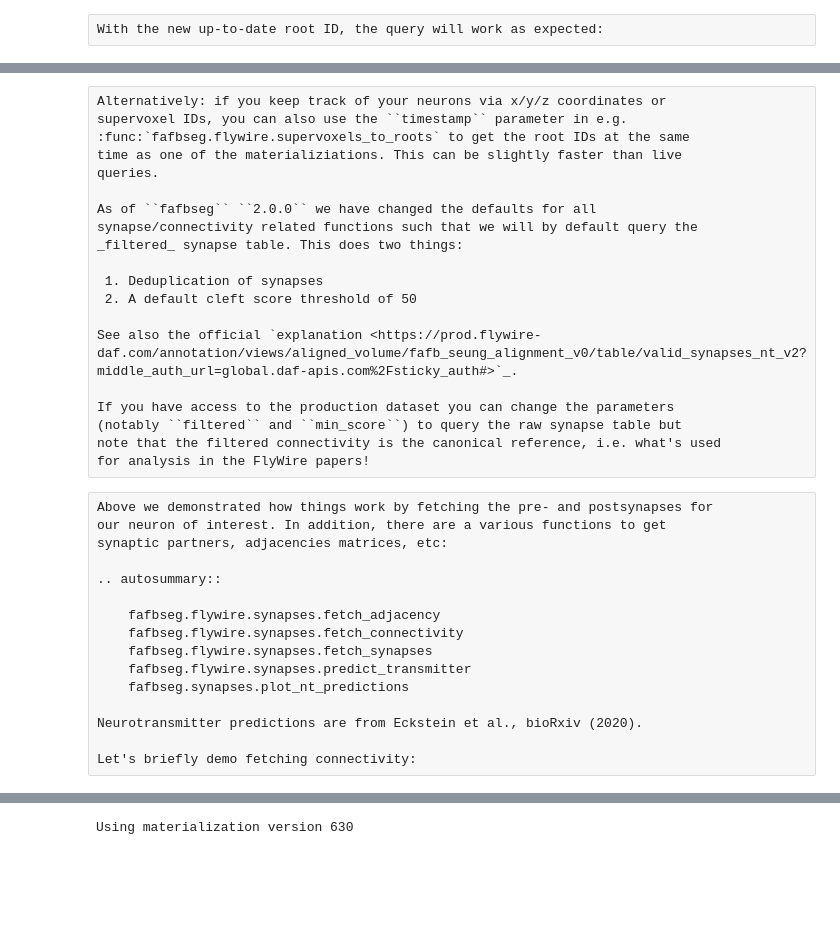
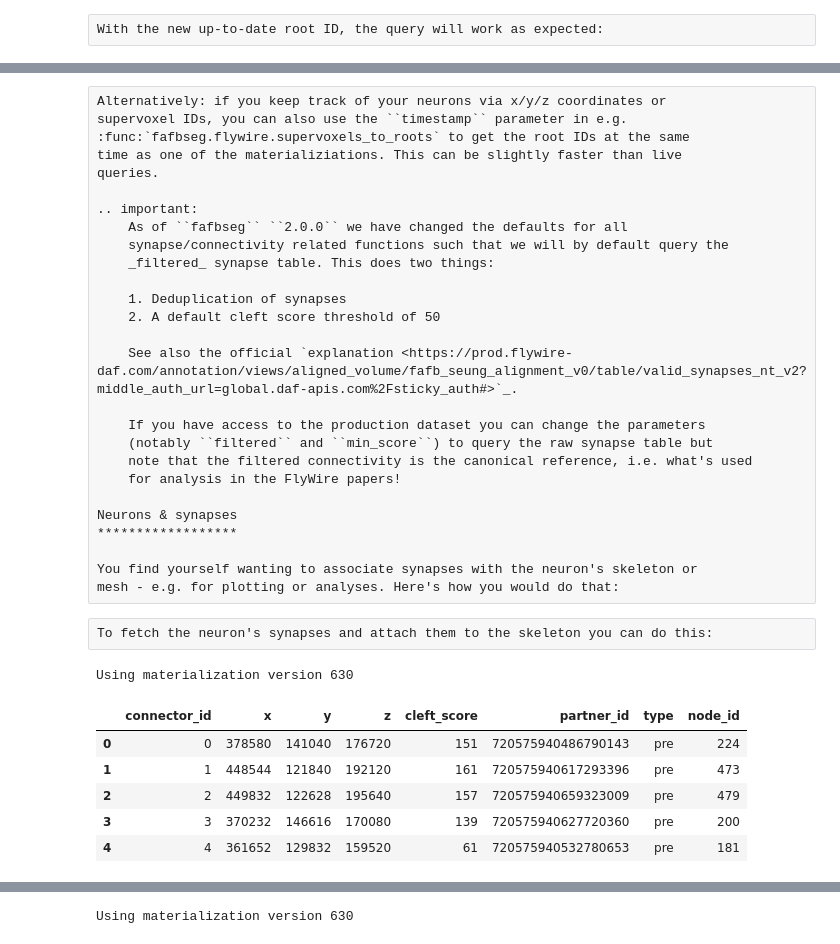
Before and after one commit to navis-org/fafbseg-py, a Jupyter notebook: docs/source/tutorials/flywire_connectivity.ipynb, the cells around one changed output, grey strips where cells are left out. Cells and saved outputs as stored; diff of their text form; code cells hidden in the pictures; blank space fills up the shorter version.

Commit message:
docs: update connectivity tutorial

```diff
--- a/docs/source/tutorials/flywire_connectivity.ipynb
+++ b/docs/source/tutorials/flywire_connectivity.ipynb
@@ -155,32 +159,23 @@ supervoxel IDs, you can also use the ``timestamp`` parameter in e.g.
 time as one of the materializiations. This can be slightly faster than live
 queries.
 
-As of ``fafbseg`` ``2.0.0`` we have changed the defaults for all
-synapse/connectivity related functions such that we will by default query the
-_filtered_ synapse table. This does two things:
+.. important:
+    As of ``fafbseg`` ``2.0.0`` we have changed the defaults for all
+    synapse/connectivity related functions such that we will by default query the
+    _filtered_ synapse table. This does two things:
 
- 1. Deduplication of synapses
- 2. A default cleft score threshold of 50
+    1. Deduplication of synapses
+    2. A default cleft score threshold of 50
 
-See also the official `explanation <https://prod.flywire-daf.com/annotation/views/aligned_volume/fafb_seung_alignment_v0/table/valid_synapses_nt_v2?middle_auth_url=global.daf-apis.com%2Fsticky_auth#>`_.
+    See also the official `explanation <https://prod.flywire-daf.com/annotation/views/aligned_volume/fafb_seung_alignment_v0/table/valid_synapses_nt_v2?middle_auth_url=global.daf-apis.com%2Fsticky_auth#>`_.
 
-If you have access to the production dataset you can change the parameters
-(notably ``filtered`` and ``min_score``) to query the raw synapse table but
-note that the filtered connectivity is the canonical reference, i.e. what's used
-for analysis in the FlyWire papers!
+    If you have access to the production dataset you can change the parameters
+    (notably ``filtered`` and ``min_score``) to query the raw synapse table but
+    note that the filtered connectivity is the canonical reference, i.e. what's used
+    for analysis in the FlyWire papers!
+
+Neurons & synapses
+******************
+
+You find yourself wanting to associate synapses with the neuron's skeleton or
+mesh - e.g. for plotting or analyses. Here's how you would do that:
-# %% [raw]
-Above we demonstrated how things work by fetching the pre- and postsynapses for
-our neuron of interest. In addition, there are a various functions to get
-synaptic partners, adjacencies matrices, etc:
-
-.. autosummary::
-
-    fafbseg.flywire.synapses.fetch_adjacency
-    fafbseg.flywire.synapses.fetch_connectivity
-    fafbseg.flywire.synapses.fetch_synapses
-    fafbseg.flywire.synapses.predict_transmitter
-    fafbseg.synapses.plot_nt_predictions
-
-Neurotransmitter predictions are from Eckstein et al., bioRxiv (2020).
-
-Let's briefly demo fetching connectivity:
@@ -186,0 +187,14 @@ Let's briefly demo fetching connectivity:
+# %% [raw]
+To fetch the neuron's synapses and attach them to the skeleton you can do this:
+# %%
+>>> flywire.fetch_synapses(sk, attach=True)
+>>> # Now the neuron has a connector table
+>>> sk.connectors.head()
+# %% [output]
+Using materialization version 630
+|  | connector_id | x | y | z | cleft_score | partner_id | type | node_id |
+| 0 | 0 | 378580 | 141040 | 176720 | 151 | 720575940486790143 | pre | 224 |
+| 1 | 1 | 448544 | 121840 | 192120 | 161 | 720575940617293396 | pre | 473 |
+| 2 | 2 | 449832 | 122628 | 195640 | 157 | 720575940659323009 | pre | 479 |
+| 3 | 3 | 370232 | 146616 | 170080 | 139 | 720575940627720360 | pre | 200 |
+| 4 | 4 | 361652 | 129832 | 159520 | 61 | 720575940532780653 | pre | 181 |
```
Also changed, not shown: parts of 11 cells of this notebook.
